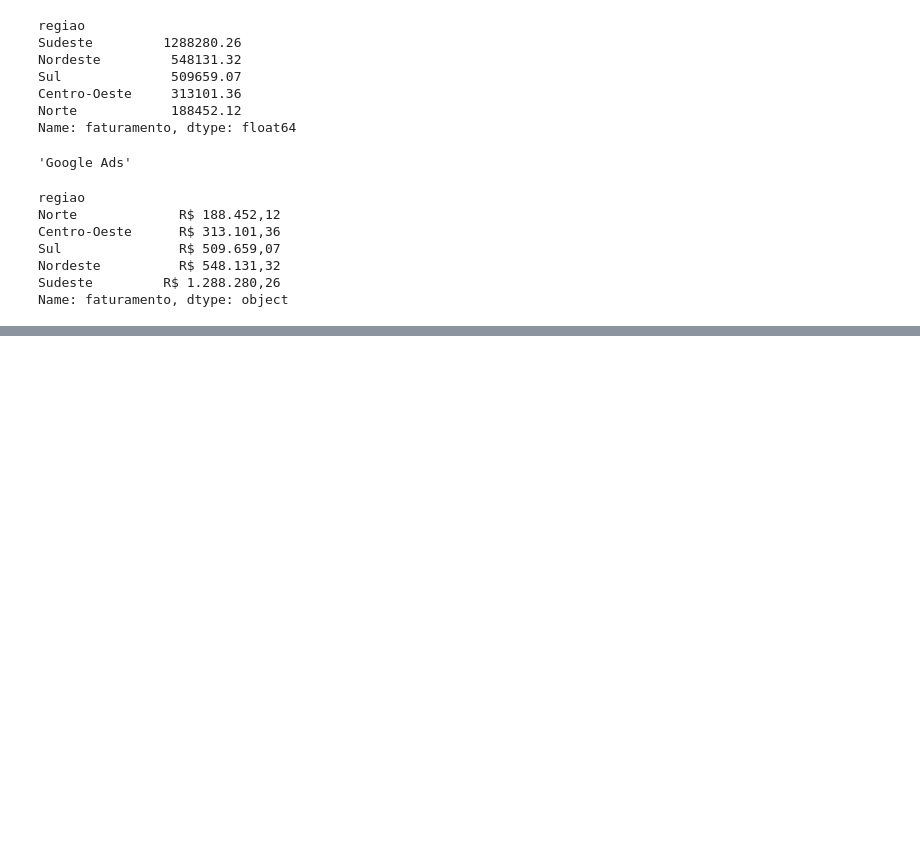
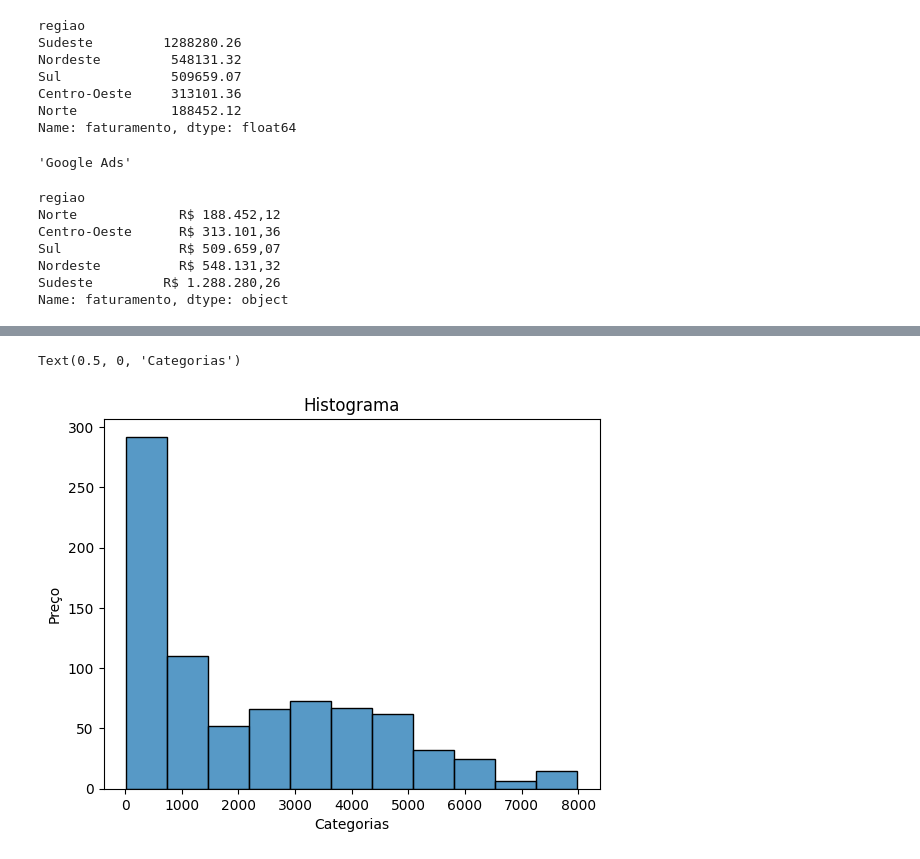
Before and after one commit to IsabellaZamai/TreinamentoDados, a Jupyter notebook: Aula_04.ipynb, the cells around one changed output, grey strips where cells are left out. Saved outputs shown, nothing was run; the diff lists cells and outputs as text; code cells hidden in the pictures; blank space fills up the shorter version.

```diff
--- a/Aula_04.ipynb
+++ b/Aula_04.ipynb
@@ -144,0 +160,8 @@ Name: faturamento, dtype: object
+# %%
+grafico = sns.histplot(data=df,x = "preco_unitario")
+grafico.set_title("Histograma")
+grafico.set_ylabel("Preço")
+grafico.set_xlabel("Categorias")
+# %% [output]
+Text(0.5, 0, 'Categorias')
+[figure, added]
```
Also changed, not shown: parts of 12 cells of this notebook, 5 other files.
